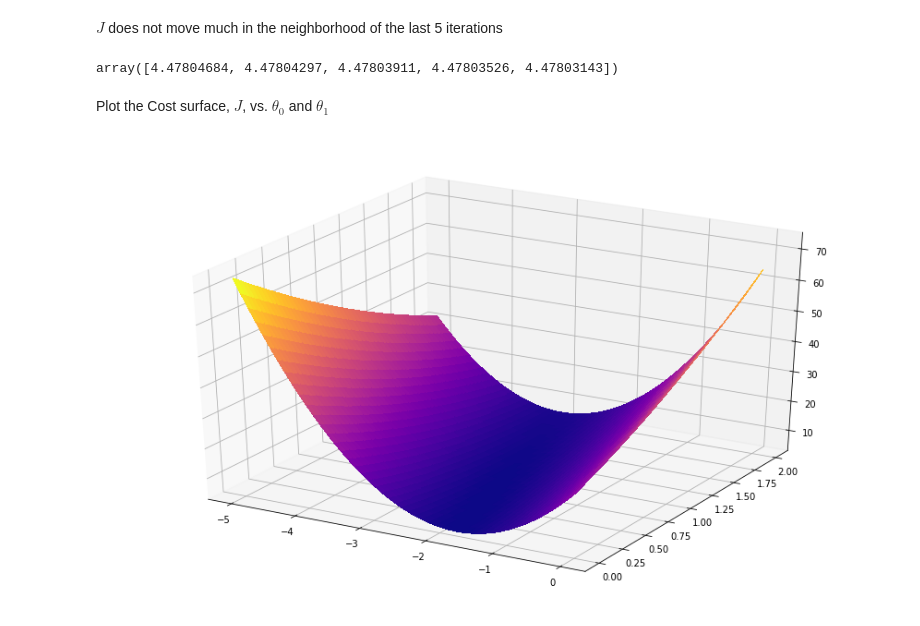
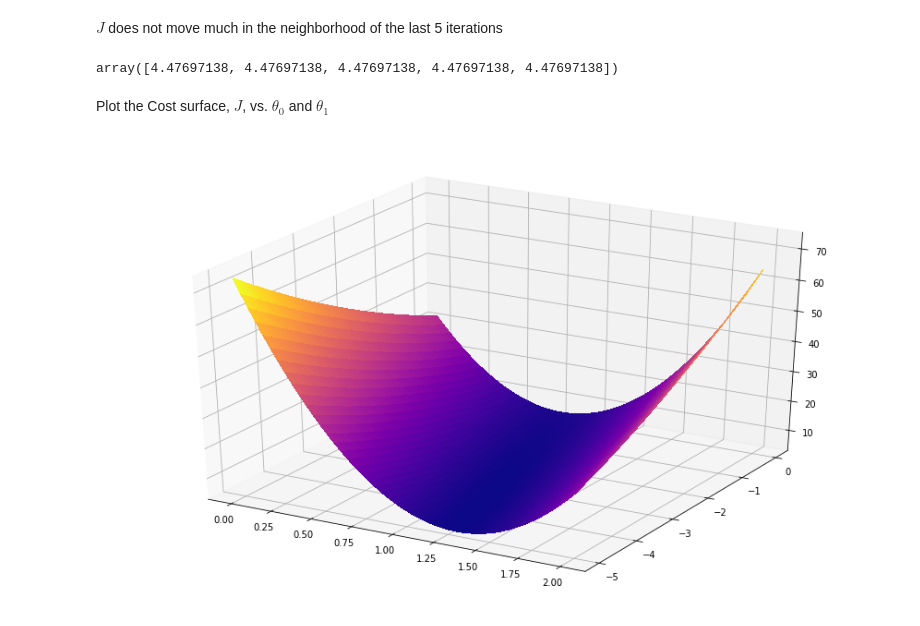
Before and after one commit to cvanderbush/ml, a Jupyter notebook: ex1/Exercise 1 - univariate linear regression - Python.ipynb, the cells around one changed output. Cells and saved outputs as stored; diff of their text form; code cells hidden in the pictures.

```diff
--- a/ex1/Exercise 1 - univariate linear regression - Python.ipynb
+++ b/ex1/Exercise 1 - univariate linear regression - Python.ipynb
@@ -187,13 +277,11 @@ array([[1.    , 6.1101],
        [1.    , 8.5186],
        [1.    , 7.0032],
        [1.    , 5.8598]])
-# %%
-y = np.array(df['profit'])  # load profit vector from DataFrame into y
 # %%
 # initialize variables
 m = len(X)  # number of examples
 alpha = 0.01  # gradient descent step size
-iterations = 2000
+iterations = 10000
 theta = np.array([0.0, 0.0])  # intialize theta values
 J = np.zeros(iterations)  # initialize array to store successive cost calculations
 # %%
@@ -288,7 +383,7 @@ $J$ does not move much in the neighborhood of the last 5 iterations
 # %%
 J[-5:]
 # %% [output]
-array([4.47804684, 4.47804297, 4.47803911, 4.47803526, 4.47803143])
+array([4.47697138, 4.47697138, 4.47697138, 4.47697138, 4.47697138])
 # %%
 from mpl_toolkits.mplot3d import Axes3D
 from matplotlib import cm
@@ -297,21 +392,21 @@ Plot the Cost surface, $J$, vs. $\theta_0$ and $\theta_1$
 # %%
 fig = plt.figure(figsize=(15,9))
 ax = fig.gca(projection='3d')
 
 # Grid over which we will calculate J
-theta0_vals = np.linspace(-5, 0, 100)
-theta1_vals = np.linspace(0, 2, 100)
+theta1_vals = np.linspace(-5, 0, 100)
+theta0_vals = np.linspace(0, 2, 100)
 
 J_vals = np.zeros((len(theta0_vals), len(theta1_vals)))
 
 for i in range(len(theta0_vals)):
     for j in range(len(theta1_vals)):
-        t = (theta0_vals[i], theta1_vals[j])
+        t = (theta1_vals[i], theta0_vals[j])
         J_vals[i,j] = calculateCost(m, X, y, t)
 
 theta0_vals, theta1_vals  = np.meshgrid(theta0_vals, theta1_vals)
 
 surf = ax.plot_surface(theta0_vals, theta1_vals, J_vals, cmap=cm.plasma,
                        linewidth=0, antialiased=False)
 # %% [output]
-[figure, old version]
+[figure, new version]
```
Also changed, not shown: parts of 28 cells of this notebook.
